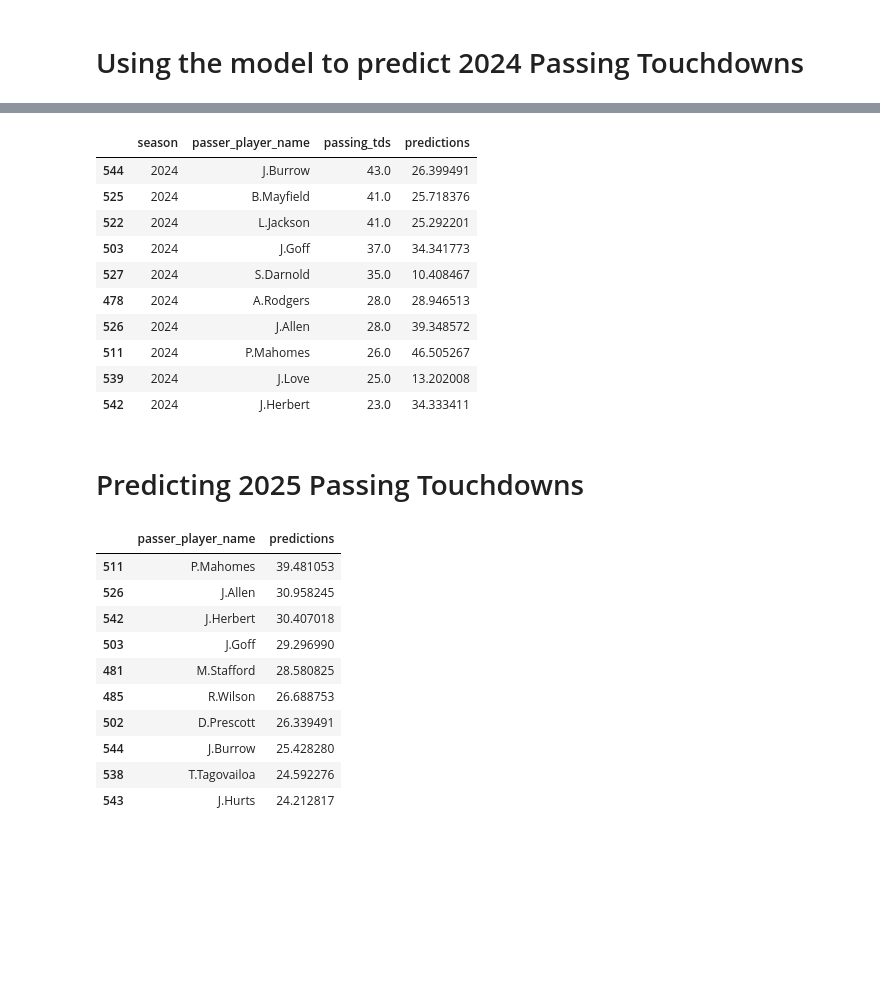
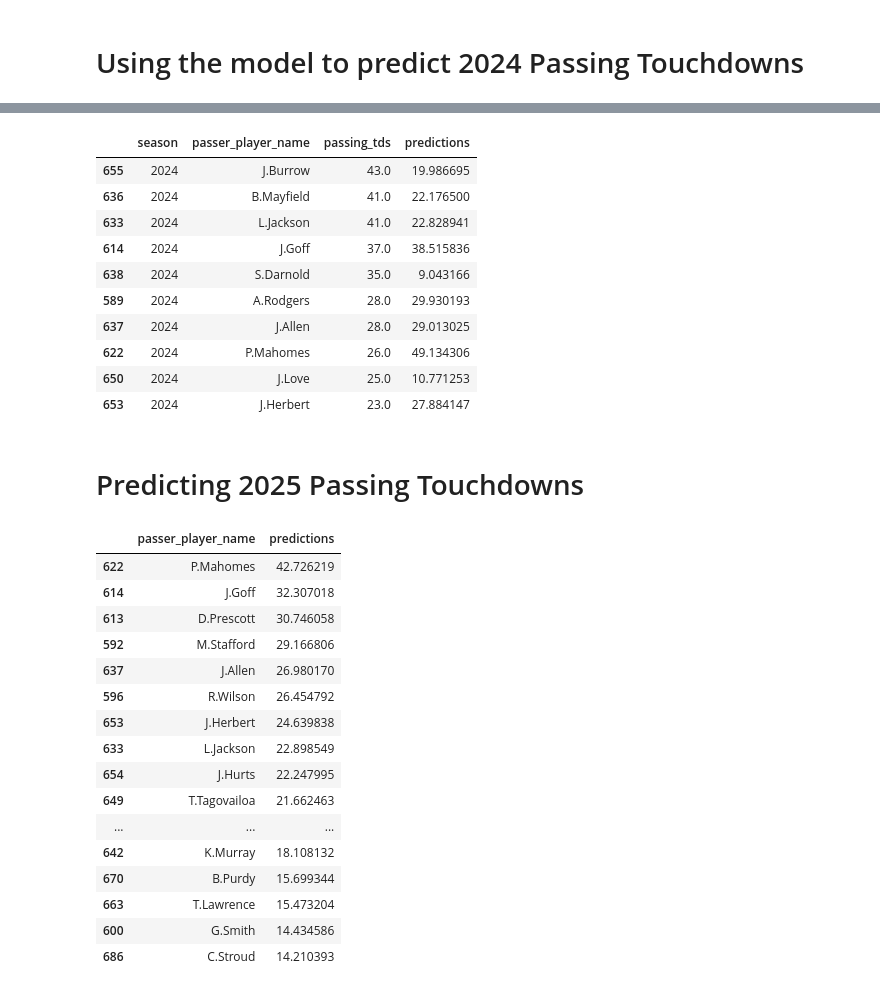
Before and after one commit to Jhonyel/NFL-TD-Regression-Model, a Jupyter notebook: RegressionFootball.ipynb, the cells around one changed output, grey strips where cells are left out. Cells and saved outputs as stored; diff of their text form; code cells hidden in the pictures; blank space fills up the shorter version.

```diff
--- a/RegressionFootball.ipynb
+++ b/RegressionFootball.ipynb
@@ -6,7 +6,7 @@ import pandas as pd
 import nfl_data_py as nfl
 # %%
 #accsessing the data and creating the dataframe for qb stats for the model
-pbp_data = nfl.import_pbp_data([2020, 2021, 2022, 2023, 2024])
+pbp_data = nfl.import_pbp_data([2019, 2020, 2021, 2022, 2023, 2024])
 
 # Filter for pass plays by QBs
 qb_plays = pbp_data[
@@ -286,53 +279,59 @@ plt.show()
 test_data.loc[:, ['season', 'passer_player_name', target, 'predictions']].sort_values(target, ascending=False).head(10)
 # %% [output]
 |  | season | passer_player_name | passing_tds | predictions |
-| 544 | 2024 | J.Burrow | 43.0 | 26.399491 |
-| 525 | 2024 | B.Mayfield | 41.0 | 25.718376 |
-| 522 | 2024 | L.Jackson | 41.0 | 25.292201 |
-| 503 | 2024 | J.Goff | 37.0 | 34.341773 |
-| 527 | 2024 | S.Darnold | 35.0 | 10.408467 |
-| 478 | 2024 | A.Rodgers | 28.0 | 28.946513 |
-| 526 | 2024 | J.Allen | 28.0 | 39.348572 |
-| 511 | 2024 | P.Mahomes | 26.0 | 46.505267 |
-| 539 | 2024 | J.Love | 25.0 | 13.202008 |
-| 542 | 2024 | J.Herbert | 23.0 | 34.333411 |
+| 655 | 2024 | J.Burrow | 43.0 | 19.986695 |
+| 636 | 2024 | B.Mayfield | 41.0 | 22.176500 |
+| 633 | 2024 | L.Jackson | 41.0 | 22.828941 |
+| 614 | 2024 | J.Goff | 37.0 | 38.515836 |
+| 638 | 2024 | S.Darnold | 35.0 | 9.043166 |
+| 589 | 2024 | A.Rodgers | 28.0 | 29.930193 |
+| 637 | 2024 | J.Allen | 28.0 | 29.013025 |
+| 622 | 2024 | P.Mahomes | 26.0 | 49.134306 |
+| 650 | 2024 | J.Love | 25.0 | 10.771253 |
+| 653 | 2024 | J.Herbert | 23.0 | 27.884147 |
 # %% [markdown]
 # Predicting 2025 Passing Touchdowns
 # %%
 # Then, use qb_stats_career_prev to create model_data
 model_data = new_qb_stats_career_prev.dropna(subset=features + [target]).copy()
 
 # Train on all data prior to 2024
 train_data = model_data[model_data['season'] <= 2024].copy()
 
 #creating the model and fitting it to the training data
 model=LinearRegression()
 model.fit(train_data.loc[:, features], train_data[target])
 
 #predicting the test data
 predictions = model.predict(test_data.loc[:, features])
 
 predictions = pd.Series(predictions, index=test_data.index)
 
 test_data = test_data.copy()
 test_data.loc[:, 'predictions'] = predictions
 
 # For the sake of relavance removing players that I know will probably not start/play in 2025
 players_to_remove = ['D.Carr', 'A.Rodgers', 'K.Cousins']
 
 test_data = test_data[~test_data['passer_player_name'].isin(players_to_remove)]
 
 # Plotting the top 10 predictions for the 2025 NFL Season
-test_data.loc[:, ['passer_player_name', 'predictions']].sort_values('predictions', ascending=False).head(10)
+test_data.loc[:, ['passer_player_name', 'predictions']].sort_values('predictions', ascending=False).head(20)
 # %% [output]
 |  | passer_player_name | predictions |
-| 511 | P.Mahomes | 39.481053 |
-| 526 | J.Allen | 30.958245 |
-| 542 | J.Herbert | 30.407018 |
-| 503 | J.Goff | 29.296990 |
-| 481 | M.Stafford | 28.580825 |
-| 485 | R.Wilson | 26.688753 |
-| 502 | D.Prescott | 26.339491 |
-| 544 | J.Burrow | 25.428280 |
-| 538 | T.Tagovailoa | 24.592276 |
-| 543 | J.Hurts | 24.212817 |
+| 622 | P.Mahomes | 42.726219 |
+| 614 | J.Goff | 32.307018 |
+| 613 | D.Prescott | 30.746058 |
+| 592 | M.Stafford | 29.166806 |
+| 637 | J.Allen | 26.980170 |
+| 596 | R.Wilson | 26.454792 |
+| 653 | J.Herbert | 24.639838 |
+| 633 | L.Jackson | 22.898549 |
+| 654 | J.Hurts | 22.247995 |
+| 649 | T.Tagovailoa | 21.662463 |
+| ... | ... | ... |
+| 642 | K.Murray | 18.108132 |
+| 670 | B.Purdy | 15.699344 |
+| 663 | T.Lawrence | 15.473204 |
+| 600 | G.Smith | 14.434586 |
+| 686 | C.Stroud | 14.210393 |
```
Also changed, not shown: parts of 10 cells of this notebook.
